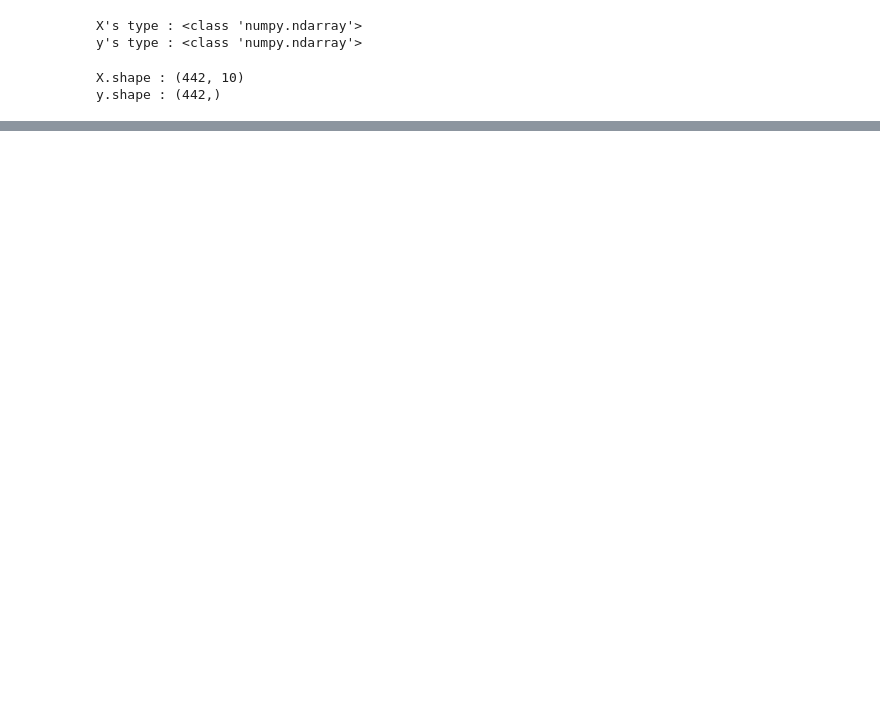
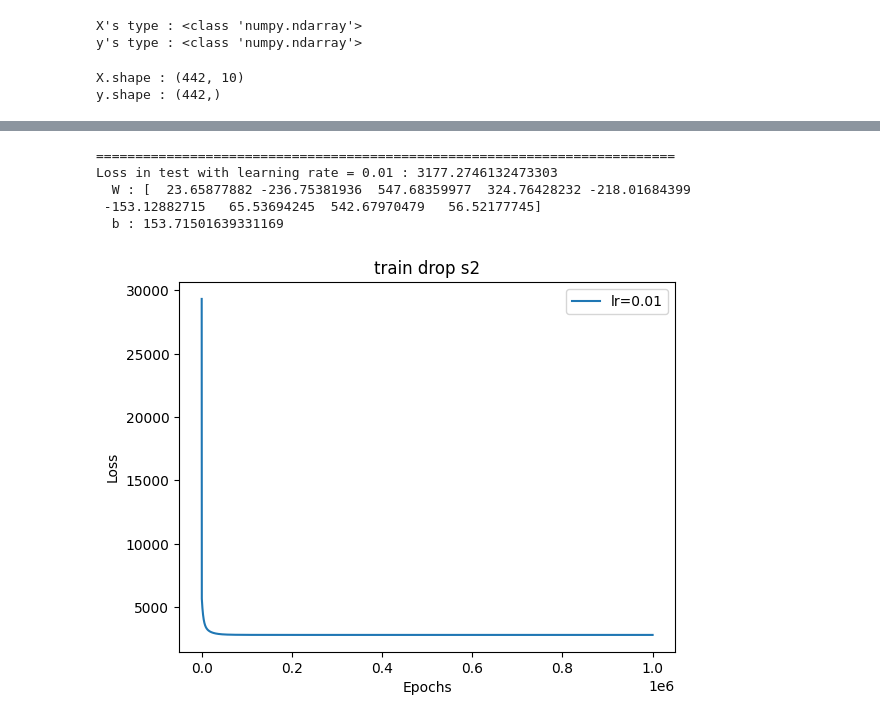
Before and after one commit to dominhok/AIFFEL_quest_rs_csw, a Jupyter notebook: Exploration/Ex01/project1/Project1_Diabetes.ipynb, the cells around one changed output, grey strips where cells are left out. Saved outputs shown, nothing was run; the diff lists cells and outputs as text; code cells hidden in the pictures; blank space fills up the shorter version.

```diff
--- a/Exploration/Ex01/project1/Project1_Diabetes.ipynb
+++ b/Exploration/Ex01/project1/Project1_Diabetes.ipynb
@@ -149,0 +238,47 @@ plt.show()
+# %%
+#9. 모델 학습하기
+epoch = 1000000
+losses = []
+min_loss = float('inf')
+best_W, best_b = None, None
+
+W_copy = W
+b_copy = b
+
+for _ in range(epoch):
+    prediction = Model(X_train, W=W_copy, b=b_copy)
+    loss = Loss(y_train, prediction)
+    losses.append(loss)
+
+    # 최소 손실값 갱신
+    if loss < min_loss:
+        min_loss = loss
+        best_W = W_copy.copy()  # 최소 손실값에서의 W 복사 저장
+        best_b = b_copy  # 최소 손실값에서의 b 저장
+
+    dW, db = gradient(X_train, y_train, prediction)
+    W_copy -= learning_rate * dW
+    b_copy -= learning_rate * db
+# %%
+#10. test데이터에 대한 성능 확인하기
+test_prediction = Model(X_test, W=best_W, b=best_b)
+
+test_loss = Loss(y_test, test_prediction)
+
+print("==========================================================================")
+print(f"Loss in test with learning rate = {learning_rate} : {test_loss} \n  W : {best_W}\n  b : {best_b}\n")
+
+import matplotlib.pyplot as plt
+plt.plot(losses, label= f'lr={learning_rate}')
+plt.xlabel('Epochs')
+plt.ylabel('Loss')
+plt.title('train drop s2')
+plt.legend()
+plt.show()
+# %% [output]
+==========================================================================
+Loss in test with learning rate = 0.01 : 3177.2746132473303
+  W : [  23.65877882 -236.75381936  547.68359977  324.76428232 -218.01684399
+ -153.12882715   65.53694245  542.67970479   56.52177745]
+  b : 153.71501639331169
+[figure, added]
```
Also changed, not shown: parts of 24 cells of this notebook, 9 other files.
